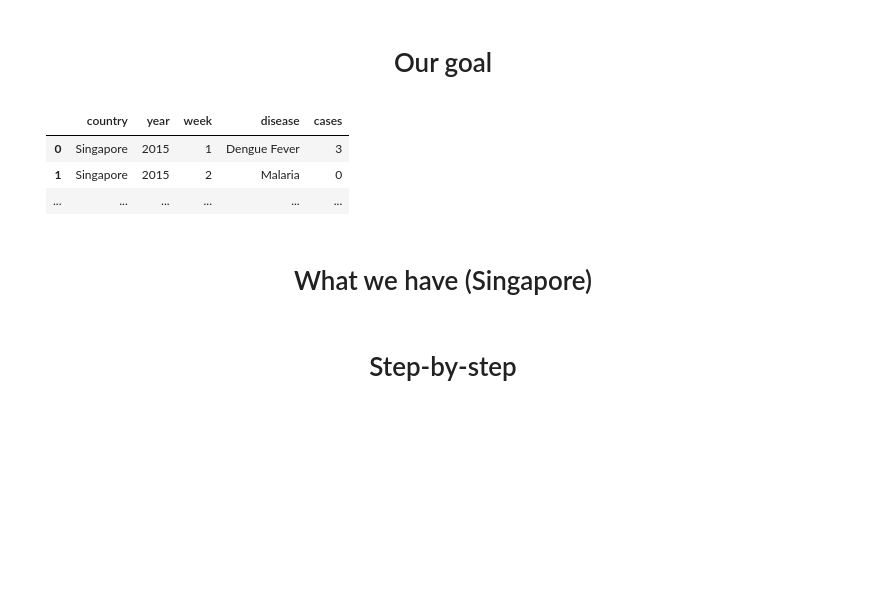
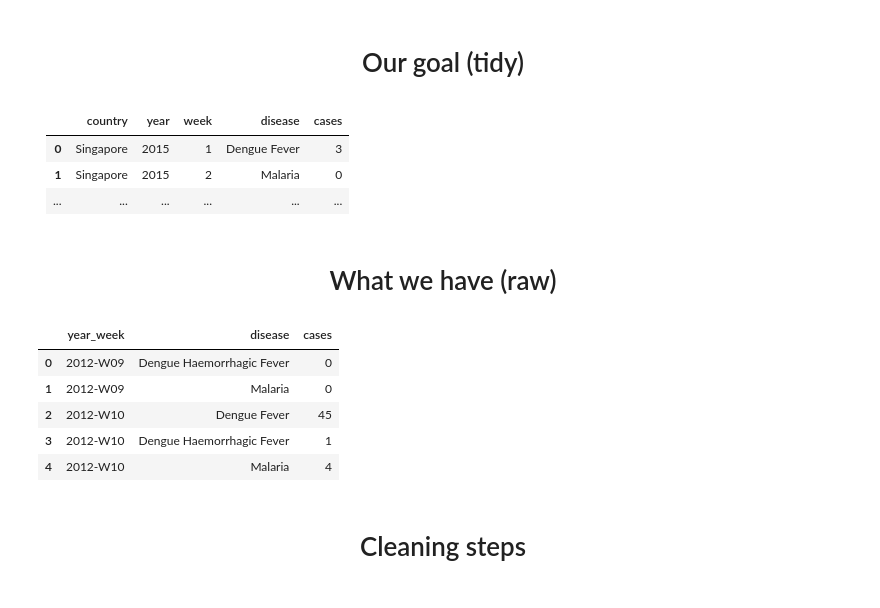
Before and after one commit to wwcodesg/DataScraping, a Jupyter notebook: notebooks/2_Cleaning/Data Cleaning - SG.ipynb, the cells around one changed output. Saved outputs shown, nothing was run; the diff lists cells and outputs as text; code cells hidden in the pictures; blank space fills up the shorter version.

```diff
--- a/notebooks/2_Cleaning/Data Cleaning - SG.ipynb
+++ b/notebooks/2_Cleaning/Data Cleaning - SG.ipynb
@@ -1,5 +1,5 @@
 # %% [markdown]
-<h1><center> Our goal </center></h1>
+<h1><center> Our goal (tidy)</center></h1>
 # %% [markdown]
 || country | year   | week | disease   | cases   |
 |------|------|------|------|------|------|
@@ -7,4 +7,4 @@
 |<b>1</b>|   Singapore  | 2015|2   |Malaria|0    |
 |...|   ...  | ...|...  |... |...   |
 # %% [markdown]
-<h1><center> What we have (Singapore)</center></h1>
+<h1><center> What we have (raw)</center></h1>
@@ -11,4 +13,10 @@
 # %%
-import pandas as pd
-df = pd.read_csv("./../../data/1_raw/SG_dengue-malaria.csv", names=['year_week', 'disease', 'cases'], header=0)
+df = pd.read_csv("./../../data/2_clean/in/weekly-dengue-malaria.csv", names=['year_week', 'disease', 'cases'], header=0)
 df.head()
+# %% [output]
+|  | year_week | disease | cases |
+| 0 | 2012-W09 | Dengue Haemorrhagic Fever | 0 |
+| 1 | 2012-W09 | Malaria | 0 |
+| 2 | 2012-W10 | Dengue Fever | 45 |
+| 3 | 2012-W10 | Dengue Haemorrhagic Fever | 1 |
+| 4 | 2012-W10 | Malaria | 4 |
@@ -17,3 +23,3 @@ df.head()
 # %% [markdown]
-<h1><center>Step-by-step</center><h1>
+<h1><center>Cleaning steps</center><h1>
 # %%
```
Also changed, not shown: parts of 6 cells of this notebook, 2 other files.
